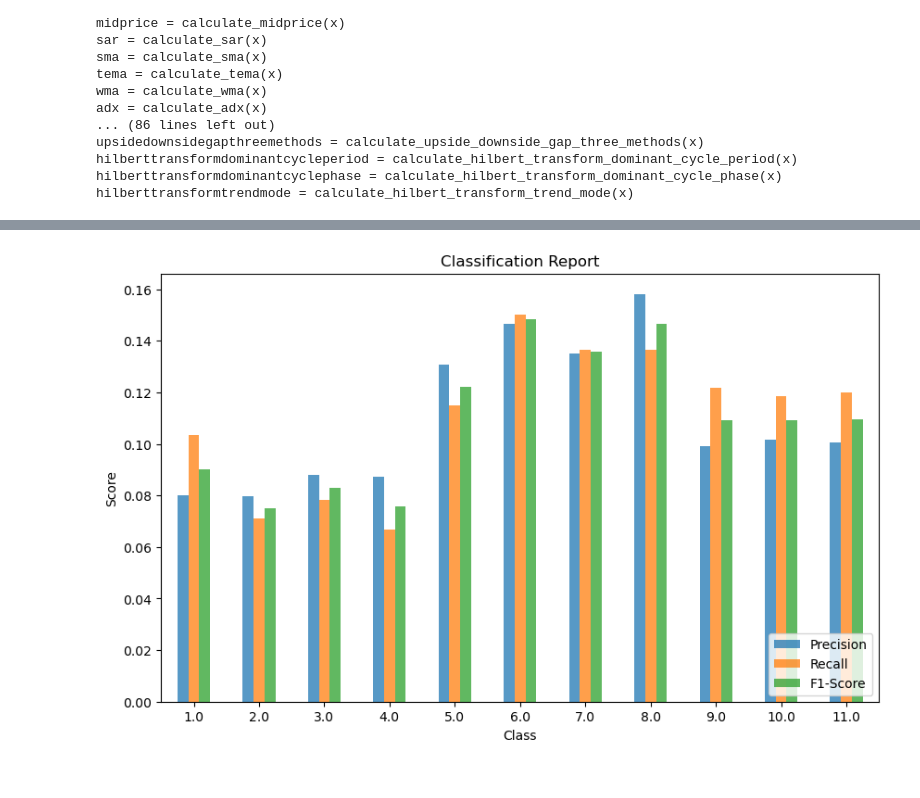
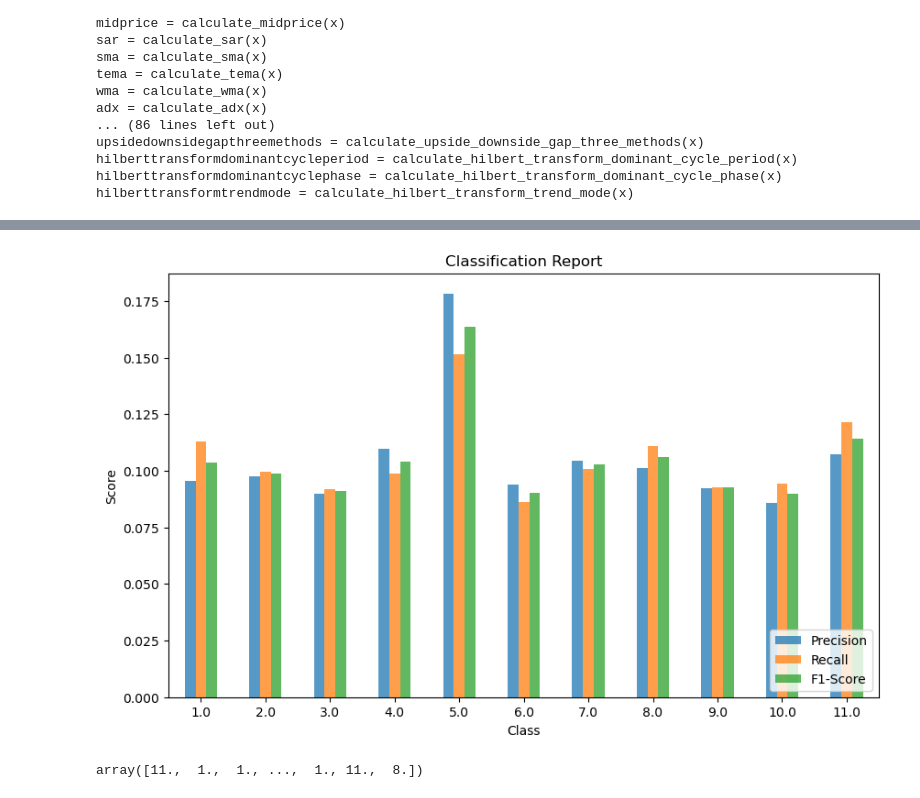
Before and after one commit to hwbarth/coin-prediction, a Jupyter notebook: data_prep.ipynb, the cells around one changed output, grey strips where cells are left out. Saved outputs shown, nothing was run; the diff lists cells and outputs as text; code cells hidden in the pictures.

```diff
--- a/data_prep.ipynb
+++ b/data_prep.ipynb
@@ -1001 +1052,8 @@ y_test = test_df[['timestamp','return_group']].to_numpy()
+# %%
+#remove timestamps
+X_train = X_train[:, 1:]
+y_train = y_train[:, 1:].flatten()
+
+X_test = X_test[:, 1:]
+y_test = y_test[:, 1:].flatten()
 # %%
@@ -1016,8 +1135,8 @@ features.shape
 # %%
-# from sklearn.tree import DecisionTreeClassifier
+from sklearn.tree import DecisionTreeClassifier
 
 
-# clf = DecisionTreeClassifier(criterion='entropy', random_state=0)  # Use 'entropy' for cross-entropy as impurity
+clf = DecisionTreeClassifier(criterion='entropy', random_state=0)  # Use 'entropy' for cross-entropy as impurity
 # clf.fit(X_train[:, 1:], y_train[:, 1])
 
 # # Verify model training
@@ -1030,7 +1149,7 @@ from sklearn.tree import DecisionTreeClassifier
 
 # Now fit the model using the shifted features and target
 clf = DecisionTreeClassifier(criterion='entropy', random_state=0)
-clf.fit(X_train[:, 1:], y_train[:, 1:])  # Fit the model on the new data
+clf.fit(X_train, y_train)  # Fit the model on the new data
 
 # Verify model training
 print("Model trained successfully!")
@@ -1044,19 +1167,16 @@ Tree depth: 36
 from sklearn.metrics import accuracy_score, confusion_matrix, classification_report
 
 # Predict on test data
-y_pred = clf.predict(X_test[:, 1:])
-
+y_pred = clf.predict(X_test)
 
 # Calculate accuracy
-accuracy = accuracy_score(y_test[:, 1], y_pred)
+accuracy_dt = accuracy_score(y_test, y_pred)
 # print(f'Accuracy: {accuracy:.2f}')
 
 # Generate a confusion matrix
-conf_matrix = confusion_matrix(y_test[:, 1], y_pred)
+conf_matrix_dt = confusion_matrix(y_test, y_pred)
 # print("Confusion Matrix:\n", conf_matrix)
 
 # Classification report
-class_report = classification_report(y_test[:, 1], y_pred)
+class_report_dt = classification_report(y_test, y_pred)
 # print("Classification Report:\n", class_report)
-# %%
-y_pred = np.column_stack((y_test[:, 0], y_pred))
@@ -1080,35 +1222,39 @@ import matplotlib.pyplot as plt
 from sklearn.metrics import classification_report
 
 # Generate classification report as a dictionary
-class_report = classification_report(y_test[:, 1], y_pred[:, 1], output_dict=True)
+class_report = classification_report(y_test, y_pred, output_dict=True)
 
 # Extract precision, recall, f1-score for each class
 class_labels = [key for key in class_report.keys() if key not in ('accuracy', 'macro avg', 'weighted avg')]  # Get only class labels
 precision = [class_report[label]['precision'] for label in class_labels]
 recall = [class_report[label]['recall'] for label in class_labels]
 f1 = [class_report[label]['f1-score'] for label in class_labels]
 
 # Create a DataFrame for the classification report
 class_report_df = pd.DataFrame({
     'Class': class_labels,
     'Precision': precision,
     'Recall': recall,
     'F1-Score': f1
 })
 
 # Set the class as index
 class_report_df.set_index('Class', inplace=True)
 
 # Plot the classification report
 plt.figure(figsize=(10, 6))
 class_report_df.plot(kind='bar', alpha=0.75, ax=plt.gca())
 plt.title("Classification Report")
 plt.ylabel("Score")
 plt.xticks(rotation=0)
 plt.legend(loc='lower right')
 plt.show()
 # %% [output]
-[figure, old version]
+[figure, new version]
+# %%
+y_pred_rf
+# %% [output]
+array([11.,  1.,  1., ...,  1., 11.,  8.])
 # %%
 import matplotlib.pyplot as plt
 import seaborn as sns
```
Also changed, not shown: parts of 35 cells of this notebook, 1 other file.
